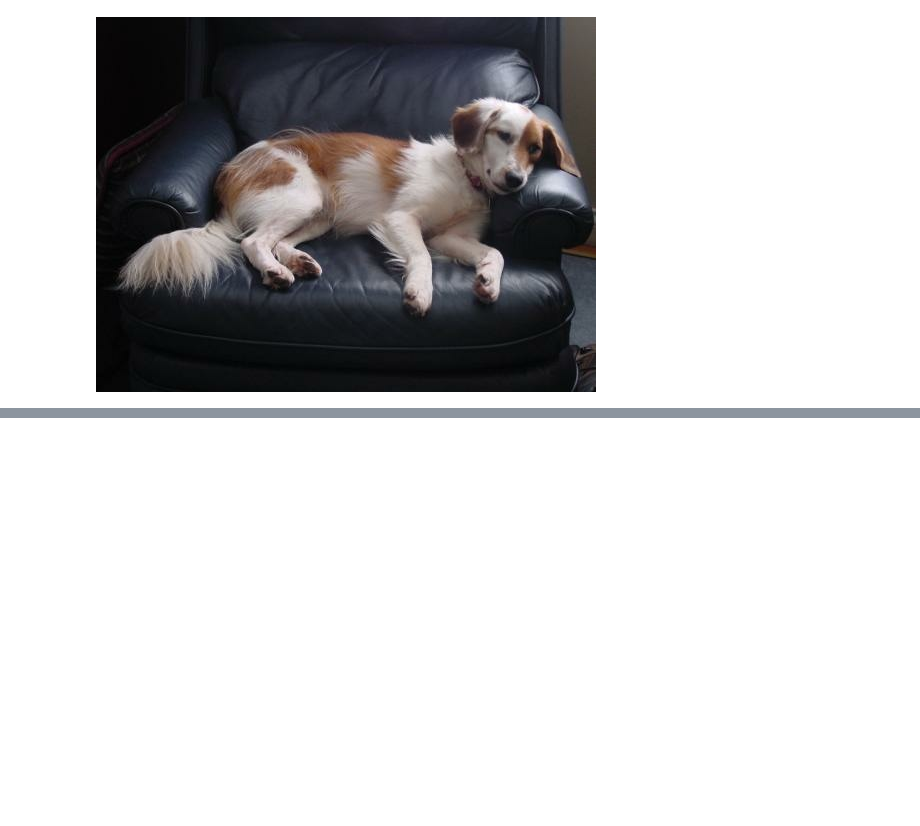
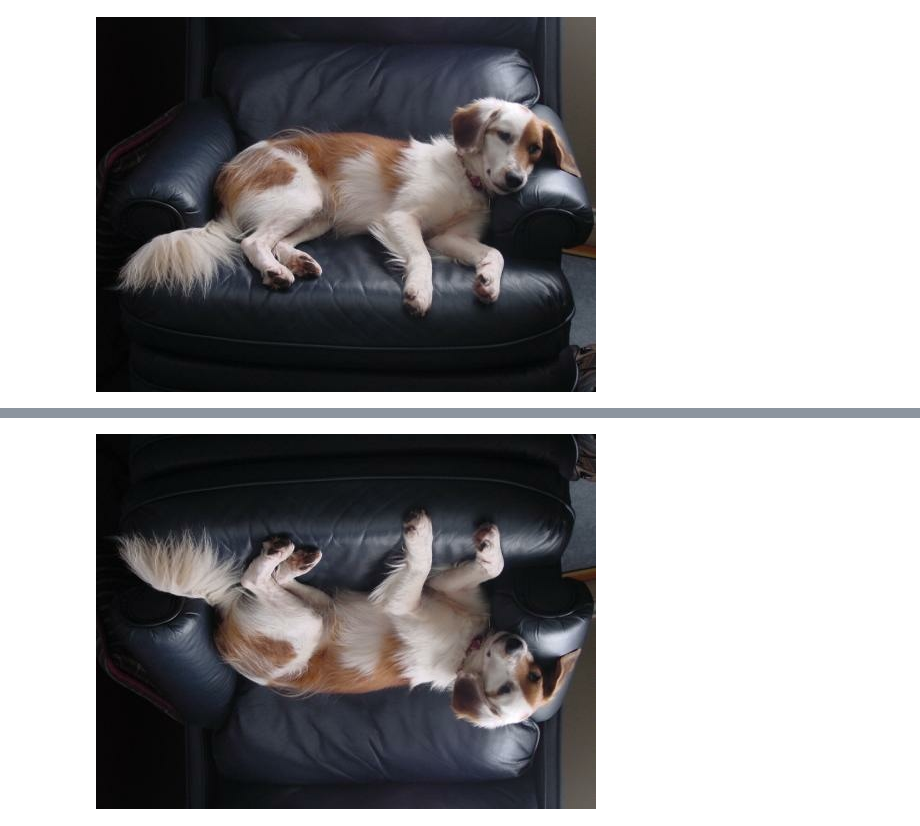
Before and after one commit to CHxNOBODY/CS-01418262, a Jupyter notebook: Lab/Lab03.ipynb, the cells around one changed output, grey strips where cells are left out. Drawn from its saved outputs; the diff is of its cells as text; code cells hidden in the pictures; blank space fills up the shorter version.

```diff
--- a/Lab/Lab03.ipynb
+++ b/Lab/Lab03.ipynb
@@ -410,0 +415,4 @@ image_random
+# %%
+image_random.transpose(Image.FLIP_TOP_BOTTOM)
+# %% [output]
+[figure, added]
```
Also changed, not shown: parts of 3 cells of this notebook.
